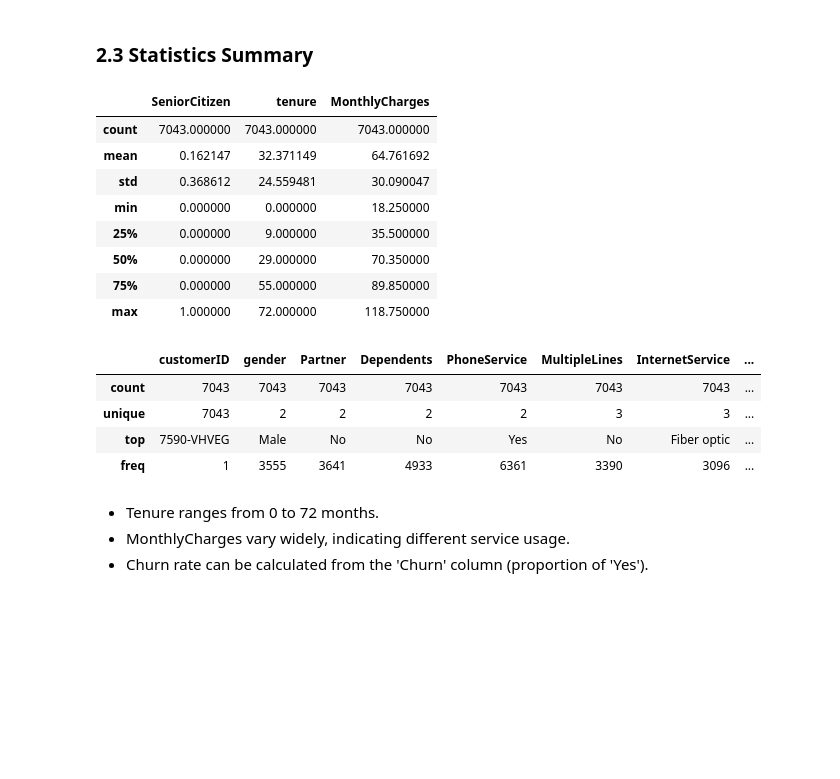
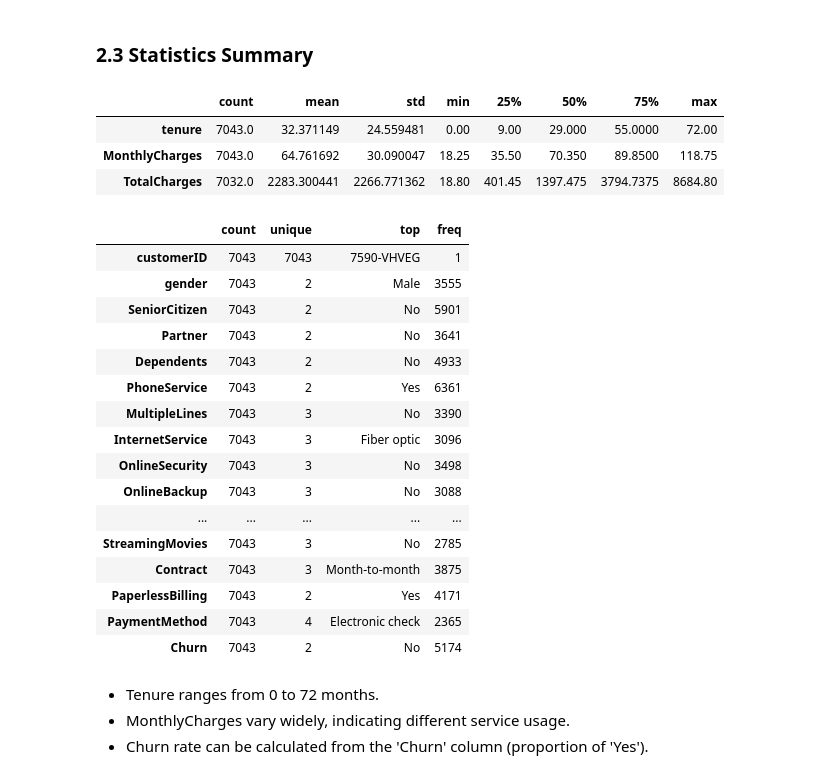
Before and after one commit to hansdarmawann/telco-churn, a Jupyter notebook: notebooks/1.0-hdr-inital-notebook.ipynb, the cells around one changed output. Drawn from its saved outputs; the diff is of its cells as text; code cells hidden in the pictures; blank space fills up the shorter version.

Commit message:
Restructure the dataframe; Check categorical cardinality.

```diff
--- a/notebooks/1.0-hdr-inital-notebook.ipynb
+++ b/notebooks/1.0-hdr-inital-notebook.ipynb
@@ -50,7 +50,6 @@ The dataset contains customer information from a telecom company including demog
 # %%
 import pandas as pd
 pd.set_option('display.max_columns', None)
-pd.set_option('display.max_rows', None)
 
 real_df = pd.read_csv(r'C:\Users\User\Documents\Purwadhika\JCDS 2602\Capstone Project\telco-churn\data\raw\data.csv')
 df = real_df.copy()
@@ -107,3 +106,10 @@ None
 | MonthlyCharges     | Monthly charges                                  | Financial factor influencing churn                          |
 | TotalCharges       | Total charges to date                            | Financial factor influencing churn                          |
 | Churn              | Whether customer churned (Yes, No)              | Target variable                                            |
+# %%
+df['SeniorCitizen'] = df['SeniorCitizen'].apply(lambda x: 'Yes' if x == 1 else 'No')
+# %%
+categories = [col for col in df.select_dtypes(include=['object']).columns if col != 'customerID']
+df[categories] = df[categories].astype('category')
+# %%
+df['TotalCharges'] = pd.to_numeric(df['TotalCharges'], errors='coerce')
@@ -110,25 +136,32 @@ None
 # %% [markdown]
 ### **2.3 Statistics Summary**
 # %%
-df.describe()
+df.describe().transpose()
 # %% [output]
-|  | SeniorCitizen | tenure | MonthlyCharges |
-| count | 7043.000000 | 7043.000000 | 7043.000000 |
-| mean | 0.162147 | 32.371149 | 64.761692 |
-| std | 0.368612 | 24.559481 | 30.090047 |
-| min | 0.000000 | 0.000000 | 18.250000 |
-| 25% | 0.000000 | 9.000000 | 35.500000 |
-| 50% | 0.000000 | 29.000000 | 70.350000 |
-| 75% | 0.000000 | 55.000000 | 89.850000 |
-| max | 1.000000 | 72.000000 | 118.750000 |
+|  | count | mean | std | min | 25% | 50% | 75% | max |
+| tenure | 7043.0 | 32.371149 | 24.559481 | 0.00 | 9.00 | 29.000 | 55.0000 | 72.00 |
+| MonthlyCharges | 7043.0 | 64.761692 | 30.090047 | 18.25 | 35.50 | 70.350 | 89.8500 | 118.75 |
+| TotalCharges | 7032.0 | 2283.300441 | 2266.771362 | 18.80 | 401.45 | 1397.475 | 3794.7375 | 8684.80 |
 # %%
-df.describe(include='object')
+df.describe(include=['object','category']).transpose()
 # %% [output]
-|  | customerID | gender | Partner | Dependents | PhoneService | MultipleLines | InternetService | ... |
-| count | 7043 | 7043 | 7043 | 7043 | 7043 | 7043 | 7043 | ... |
-| unique | 7043 | 2 | 2 | 2 | 2 | 3 | 3 | ... |
-| top | 7590-VHVEG | Male | No | No | Yes | No | Fiber optic | ... |
-| freq | 1 | 3555 | 3641 | 4933 | 6361 | 3390 | 3096 | ... |
+|  | count | unique | top | freq |
+| customerID | 7043 | 7043 | 7590-VHVEG | 1 |
+| gender | 7043 | 2 | Male | 3555 |
+| SeniorCitizen | 7043 | 2 | No | 5901 |
+| Partner | 7043 | 2 | No | 3641 |
+| Dependents | 7043 | 2 | No | 4933 |
+| PhoneService | 7043 | 2 | Yes | 6361 |
+| MultipleLines | 7043 | 3 | No | 3390 |
+| InternetService | 7043 | 3 | Fiber optic | 3096 |
+| OnlineSecurity | 7043 | 3 | No | 3498 |
+| OnlineBackup | 7043 | 3 | No | 3088 |
+| ... | ... | ... | ... | ... |
+| StreamingMovies | 7043 | 3 | No | 2785 |
+| Contract | 7043 | 3 | Month-to-month | 3875 |
+| PaperlessBilling | 7043 | 2 | Yes | 4171 |
+| PaymentMethod | 7043 | 4 | Electronic check | 2365 |
+| Churn | 7043 | 2 | No | 5174 |
 # %% [markdown]
 - Tenure ranges from 0 to 72 months.
 - MonthlyCharges vary widely, indicating different service usage.
```
Also changed, not shown: parts of 5 cells of this notebook.
